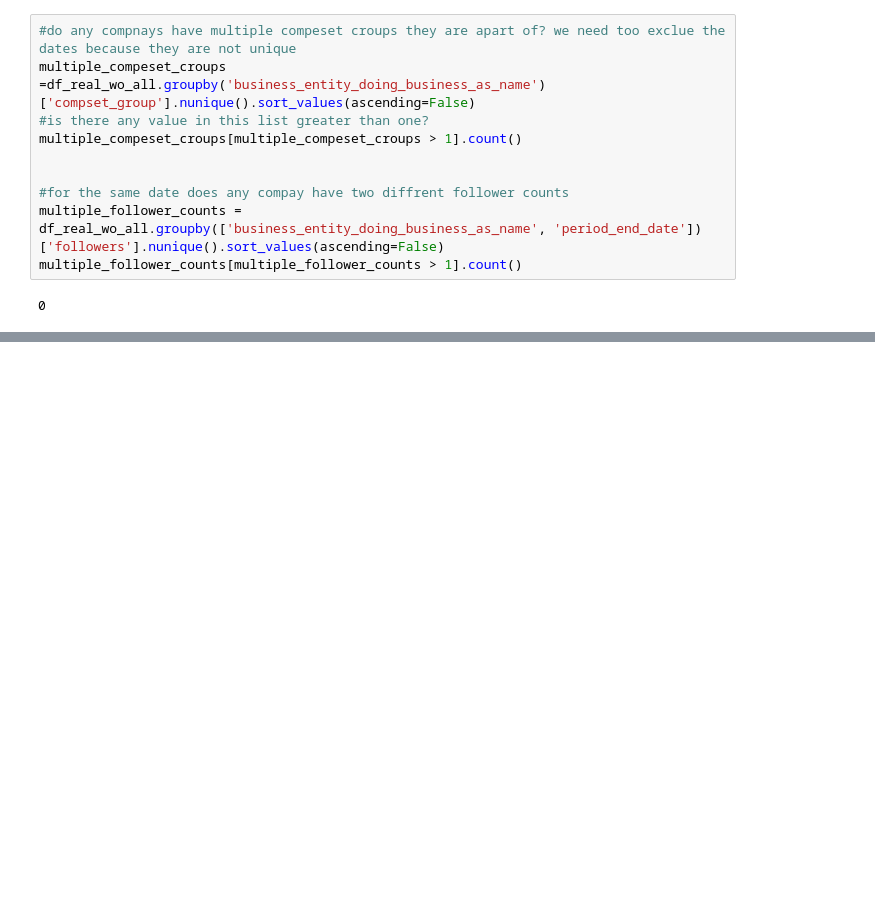
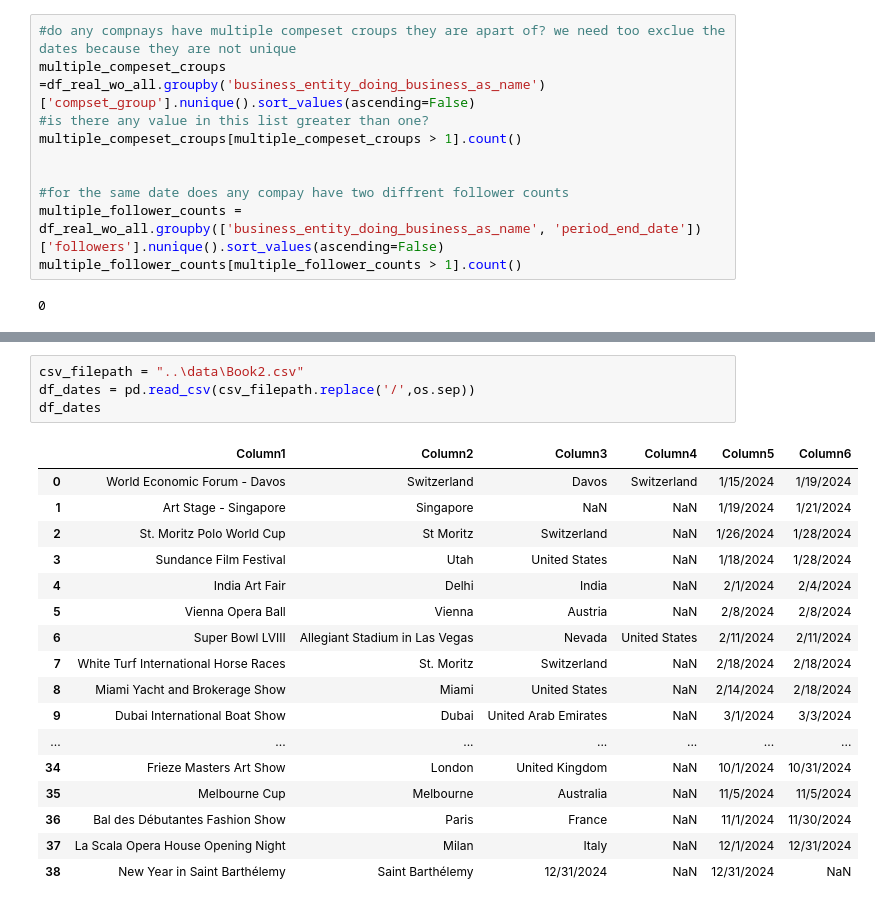
Before and after one commit to saschatran/challenge, a Jupyter notebook: IndividualNotebooks/Sam_Utzinger.ipynb, the cells around one changed output, grey strips where cells are left out. Cells and saved outputs as stored; diff of their text form; blank space fills up the shorter version.

```diff
--- a/IndividualNotebooks/Sam_Utzinger.ipynb
+++ b/IndividualNotebooks/Sam_Utzinger.ipynb
@@ -297,0 +235,22 @@ NameError: name 'pd' is not defined
+# %%
+csv_filepath = "..\data\Book2.csv"
+df_dates = pd.read_csv(csv_filepath.replace('/',os.sep))
+df_dates
+# %% [output]
+|  | Column1 | Column2 | Column3 | Column4 | Column5 | Column6 |
+| 0 | World Economic Forum - Davos | Switzerland | Davos | Switzerland | 1/15/2024 | 1/19/2024 |
+| 1 | Art Stage - Singapore | Singapore | NaN | NaN | 1/19/2024 | 1/21/2024 |
+| 2 | St. Moritz Polo World Cup | St Moritz | Switzerland | NaN | 1/26/2024 | 1/28/2024 |
+| 3 | Sundance Film Festival | Utah | United States | NaN | 1/18/2024 | 1/28/2024 |
+| 4 | India Art Fair | Delhi | India | NaN | 2/1/2024 | 2/4/2024 |
+| 5 | Vienna Opera Ball | Vienna | Austria | NaN | 2/8/2024 | 2/8/2024 |
+| 6 | Super Bowl LVIII | Allegiant Stadium in Las Vegas | Nevada | United States | 2/11/2024 | 2/11/2024 |
+| 7 | White Turf International Horse Races | St. Moritz | Switzerland | NaN | 2/18/2024 | 2/18/2024 |
+| 8 | Miami Yacht and Brokerage Show | Miami | United States | NaN | 2/14/2024 | 2/18/2024 |
+| 9 | Dubai International Boat Show | Dubai | United Arab Emirates | NaN | 3/1/2024 | 3/3/2024 |
+| ... | ... | ... | ... | ... | ... | ... |
+| 34 | Frieze Masters Art Show | London | United Kingdom | NaN | 10/1/2024 | 10/31/2024 |
+| 35 | Melbourne Cup | Melbourne | Australia | NaN | 11/5/2024 | 11/5/2024 |
+| 36 | Bal des Débutantes Fashion Show | Paris | France | NaN | 11/1/2024 | 11/30/2024 |
+| 37 | La Scala Opera House Opening Night | Milan | Italy | NaN | 12/1/2024 | 12/31/2024 |
+| 38 | New Year in Saint Barthélemy | Saint Barthélemy | 12/31/2024 | NaN | 12/31/2024 | NaN |
```
Also changed, not shown: parts of 11 cells of this notebook.
